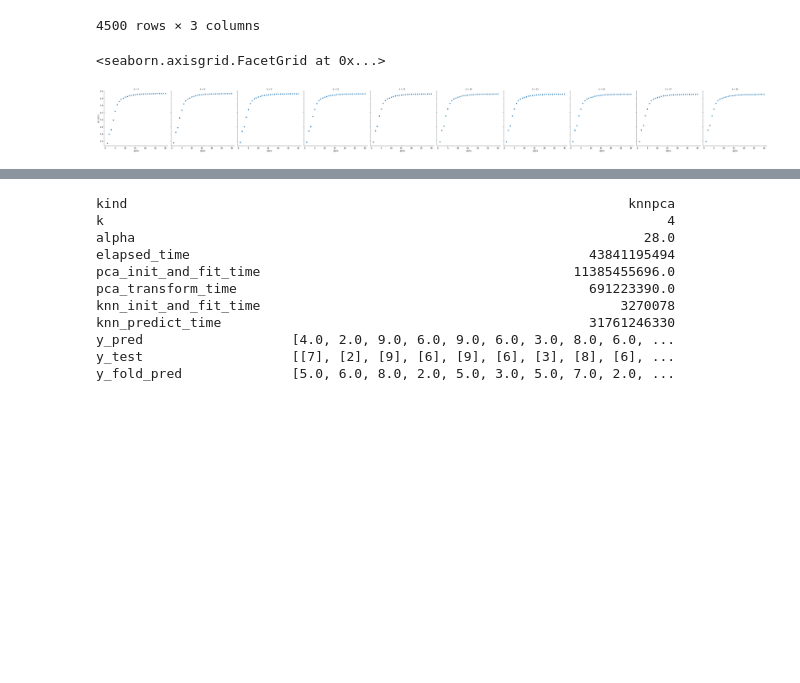
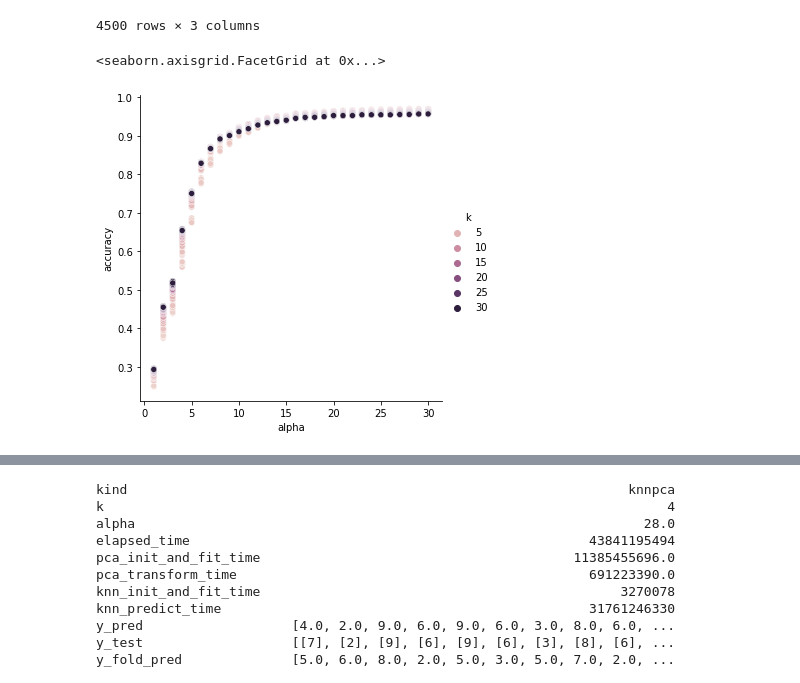
Before and after one commit to iglosiggio/metnum-tp2, a Jupyter notebook: notebooks/graficos2.ipynb, the cells around one changed output, grey strips where cells are left out. Saved outputs shown, nothing was run; the diff lists cells and outputs as text; code cells hidden in the pictures; blank space fills up the shorter version.

```diff
--- a/notebooks/graficos2.ipynb
+++ b/notebooks/graficos2.ipynb
@@ -173,7 +173,7 @@ df_knnpca_accuracy
 | 4499 | 30 | 30.0 | 0.956825 |
 4500 rows × 3 columns
 # %%
-sns.relplot(x="alpha", y="accuracy", col="k", aspect=1, data=df_knnpca_accuracy.query("k%3 == 0"))
+sns.relplot(x="alpha", y="accuracy", hue="k", aspect=1, data=df_knnpca_accuracy)
 # %% [output]
 <seaborn.axisgrid.FacetGrid at 0x...>
-[figure, old version]
+[figure, new version]
```
Also changed, not shown: parts of 27 cells of this notebook.
